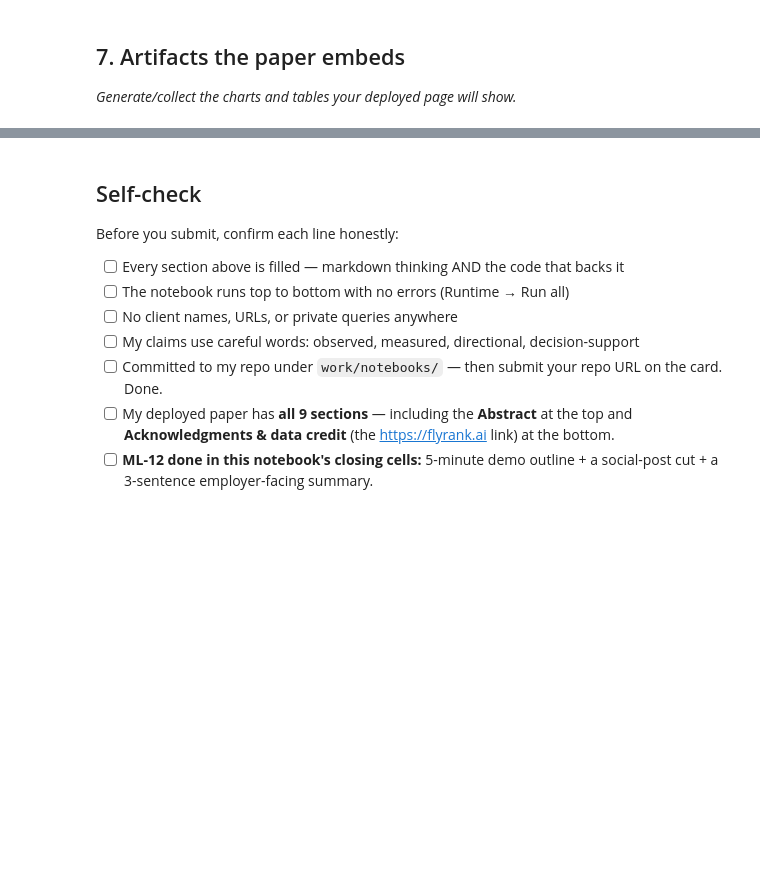
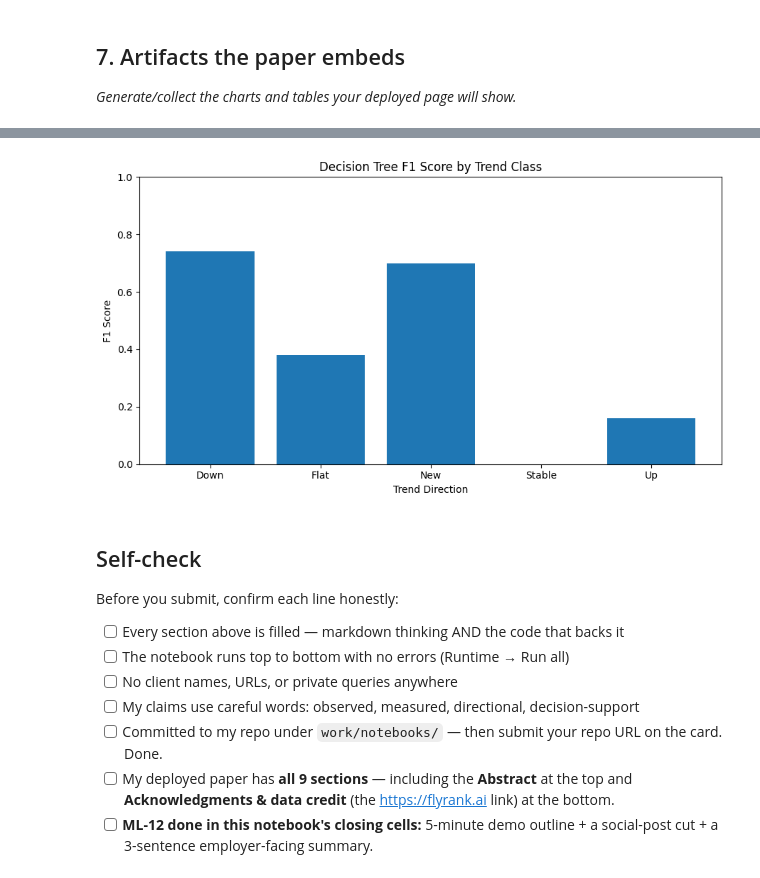
Before and after one commit to PaNavar369/Internship, a Jupyter notebook: work/notebooks/capstone.ipynb, the cells around one changed output, grey strips where cells are left out. Saved outputs shown, nothing was run; the diff lists cells and outputs as text; code cells hidden in the pictures; blank space fills up the shorter version.

```diff
--- a/work/notebooks/capstone.ipynb
+++ b/work/notebooks/capstone.ipynb
@@ -37,3 +345,22 @@ This skeleton is yours to fill. Work the sections **in order** — each one has
+# %%
+import matplotlib.pyplot as plt
+
+classes = ["Down", "Flat", "New", "Stable", "Up"]
+f1_scores = [0.74, 0.38, 0.70, 0.00, 0.16]
+
+plt.figure(figsize=(9, 5))
+plt.bar(classes, f1_scores)
+
+plt.title("Decision Tree F1 Score by Trend Class")
+plt.xlabel("Trend Direction")
+plt.ylabel("F1 Score")
+
+plt.ylim(0, 1)
+
+plt.tight_layout()
+plt.show()
+# %% [output]
+[figure, added]
 # %% [markdown]
 ## Self-check
 
```
Also changed, not shown: parts of 6 cells of this notebook.
